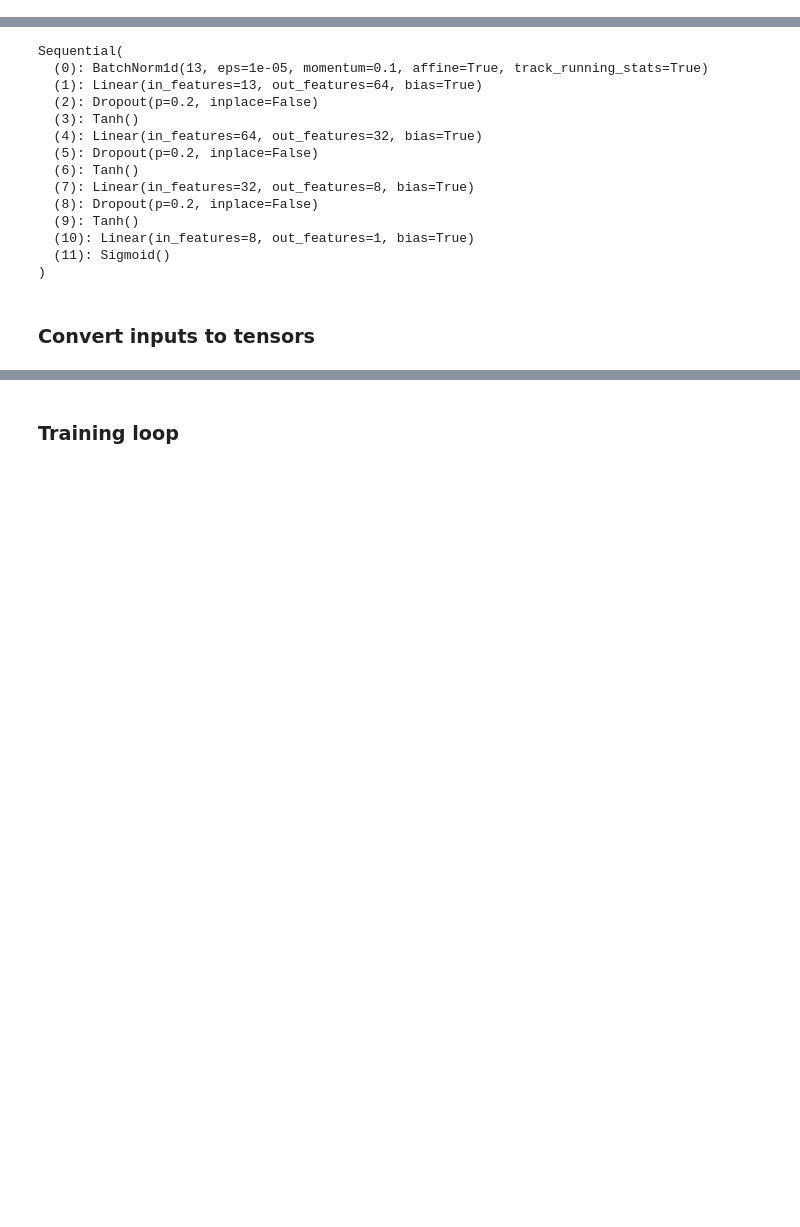
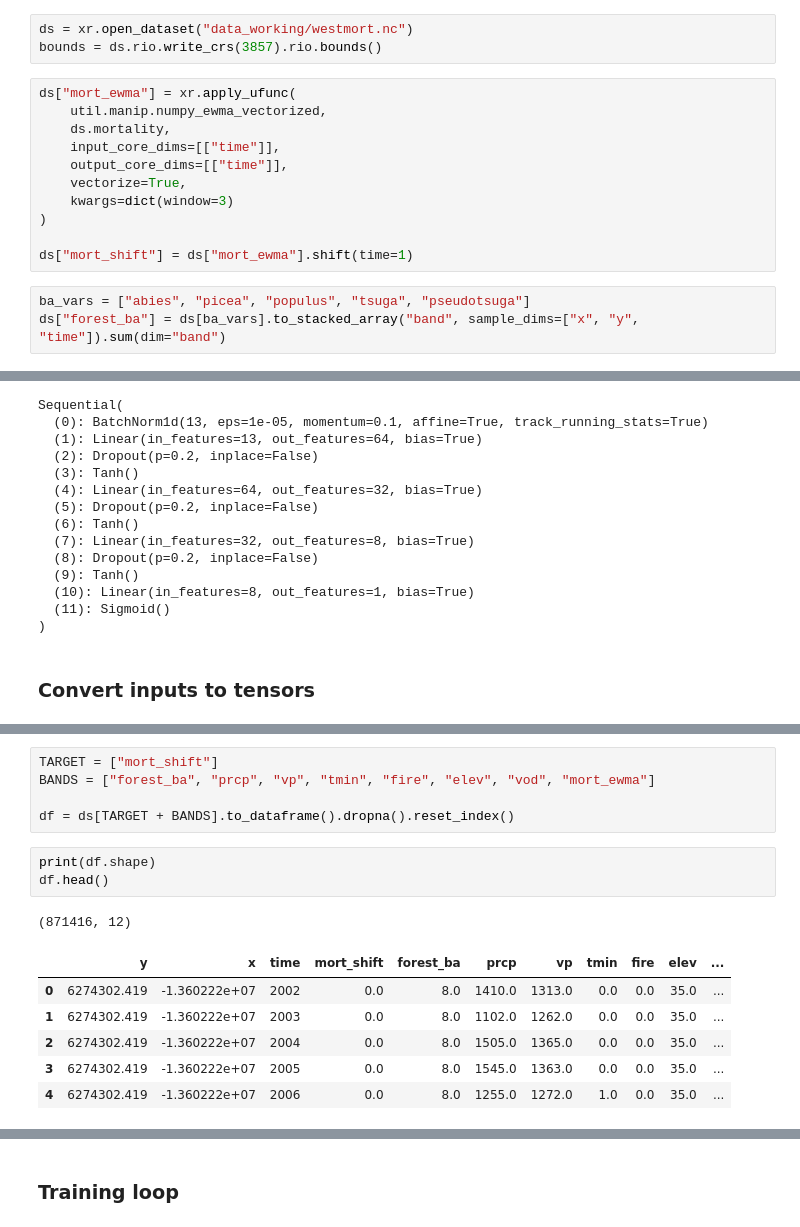
Before and after one commit to s-kganz/ForestLST, a Jupyter notebook: notebooks/preisler_fc.ipynb, the cells around one changed output, grey strips where cells are left out. Drawn from its saved outputs; the diff is of its cells as text; blank space fills up the shorter version.

```diff
--- a/notebooks/preisler_fc.ipynb
+++ b/notebooks/preisler_fc.ipynb
@@ -168,0 +34,17 @@ Now that we have defined some ways of splitting data, we want to see how these i
+# %%
+ds = xr.open_dataset("data_working/westmort.nc")
+bounds = ds.rio.write_crs(3857).rio.bounds()
+# %%
+ds["mort_ewma"] = xr.apply_ufunc(
+    util.manip.numpy_ewma_vectorized,
+    ds.mortality,
+    input_core_dims=[["time"]],
+    output_core_dims=[["time"]],
+    vectorize=True,
+    kwargs=dict(window=3)
+)
+
+ds["mort_shift"] = ds["mort_ewma"].shift(time=1)
+# %%
+ba_vars = ["abies", "picea", "populus", "tsuga", "pseudotsuga"]
+ds["forest_ba"] = ds[ba_vars].to_stacked_array("band", sample_dims=["x", "y", "time"]).sum(dim="band")
@@ -209,0 +114,16 @@ Sequential(
+# %%
+TARGET = ["mort_shift"]
+BANDS = ["forest_ba", "prcp", "vp", "tmin", "fire", "elev", "vod", "mort_ewma"]
+
+df = ds[TARGET + BANDS].to_dataframe().dropna().reset_index()
+# %%
+print(df.shape)
+df.head()
+# %% [output]
+(871416, 12)
+|  | y | x | time | mort_shift | forest_ba | prcp | vp | tmin | fire | elev | ... |
+| 0 | 6274302.419 | -1.360222e+07 | 2002 | 0.0 | 8.0 | 1410.0 | 1313.0 | 0.0 | 0.0 | 35.0 | ... |
+| 1 | 6274302.419 | -1.360222e+07 | 2003 | 0.0 | 8.0 | 1102.0 | 1262.0 | 0.0 | 0.0 | 35.0 | ... |
+| 2 | 6274302.419 | -1.360222e+07 | 2004 | 0.0 | 8.0 | 1505.0 | 1365.0 | 0.0 | 0.0 | 35.0 | ... |
+| 3 | 6274302.419 | -1.360222e+07 | 2005 | 0.0 | 8.0 | 1545.0 | 1363.0 | 0.0 | 0.0 | 35.0 | ... |
+| 4 | 6274302.419 | -1.360222e+07 | 2006 | 0.0 | 8.0 | 1255.0 | 1272.0 | 1.0 | 0.0 | 35.0 | ... |
```
Also changed, not shown: parts of 47 cells of this notebook.
